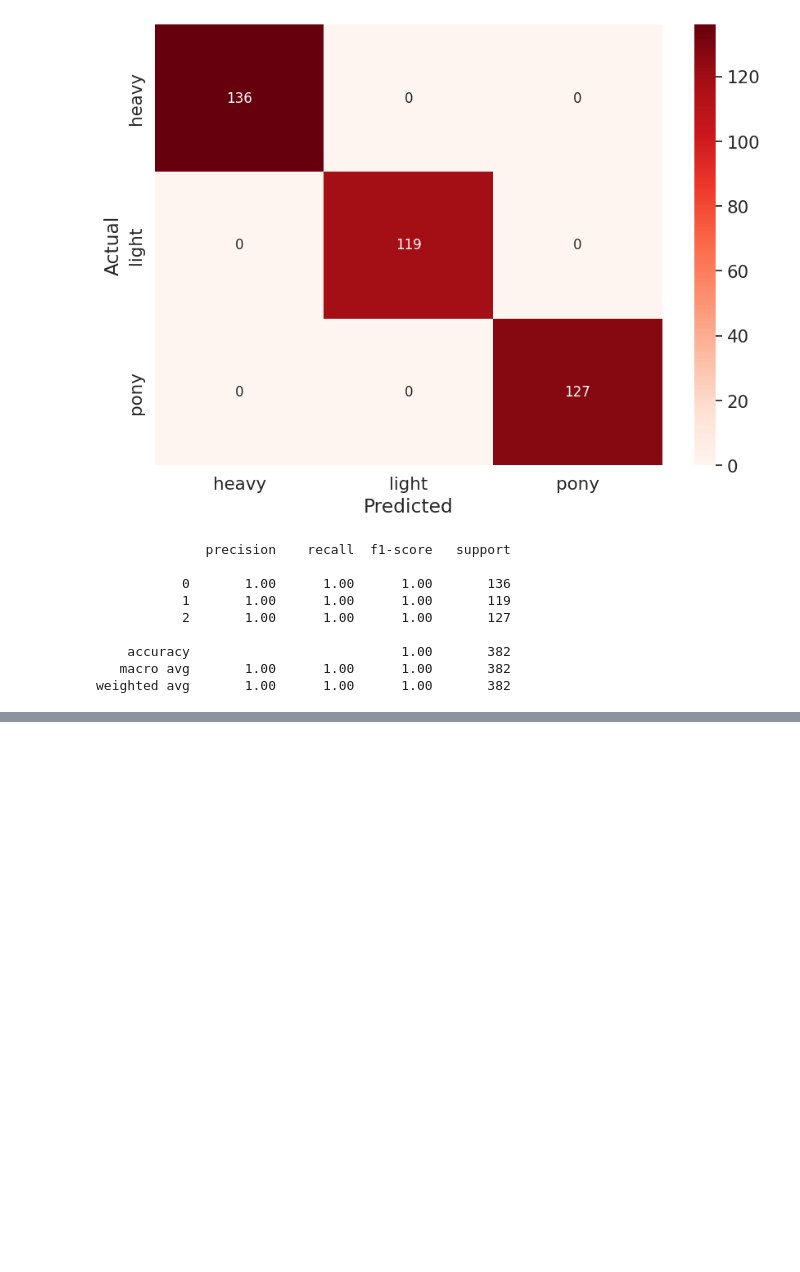
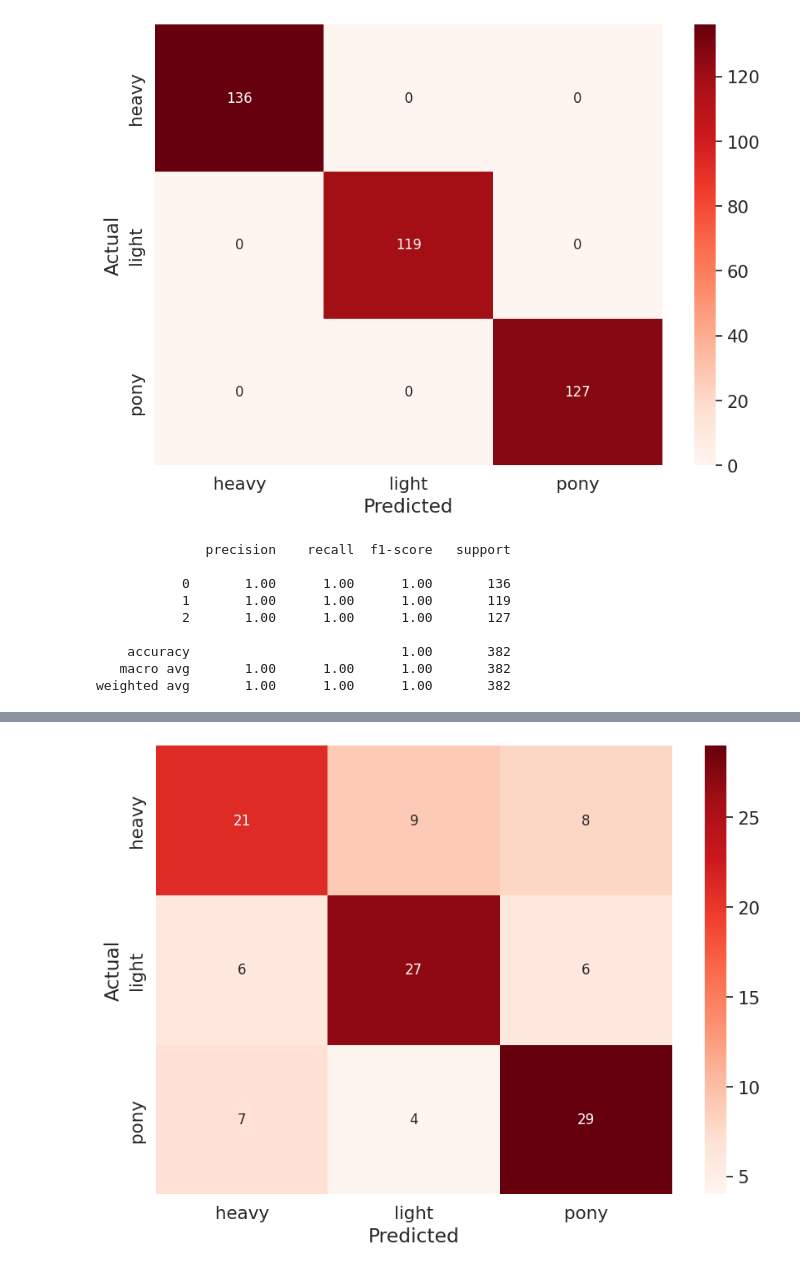
Before and after one commit to Chiirali/horse-category-classification, a Jupyter notebook: 02_hc_overfit.ipynb, the cells around one changed output, grey strips where cells are left out. Saved outputs shown, nothing was run; the diff lists cells and outputs as text; code cells hidden in the pictures; blank space fills up the shorter version.

```diff
--- a/02_hc_overfit.ipynb
+++ b/02_hc_overfit.ipynb
@@ -73,3 +92,4 @@ Using 95 files for validation.
 AUTOTUNE = tf.data.AUTOTUNE
 train_ds = train_ds.cache().prefetch(buffer_size=AUTOTUNE)
 val_ds = val_ds.cache().prefetch(buffer_size=AUTOTUNE)
+test_ds = test_ds.cache().prefetch(buffer_size=AUTOTUNE)
@@ -214,0 +195,4 @@ weighted avg       0.37      0.37      0.37        95
+# %%
+testset_predictions = model.predict(test_ds)
+test_predicted_labels = [prediction.argmax() for prediction in testset_predictions]
+test_true_labels = modelling.extract_labels_categorical(test_ds)
@@ -214,0 +201,6 @@ weighted avg       0.37      0.37      0.37        95
+# %%
+confusion_matrix_test = np.array(tf.math.confusion_matrix(test_true_labels, test_predicted_labels))
+confusion_matrix_test = tf.math.confusion_matrix(test_true_labels, test_predicted_labels)
+modelling.plot_cm(confusion_matrix_test, class_names)
+# %% [output]
+[figure, added]
```
Also changed, not shown: parts of 16 cells of this notebook.
